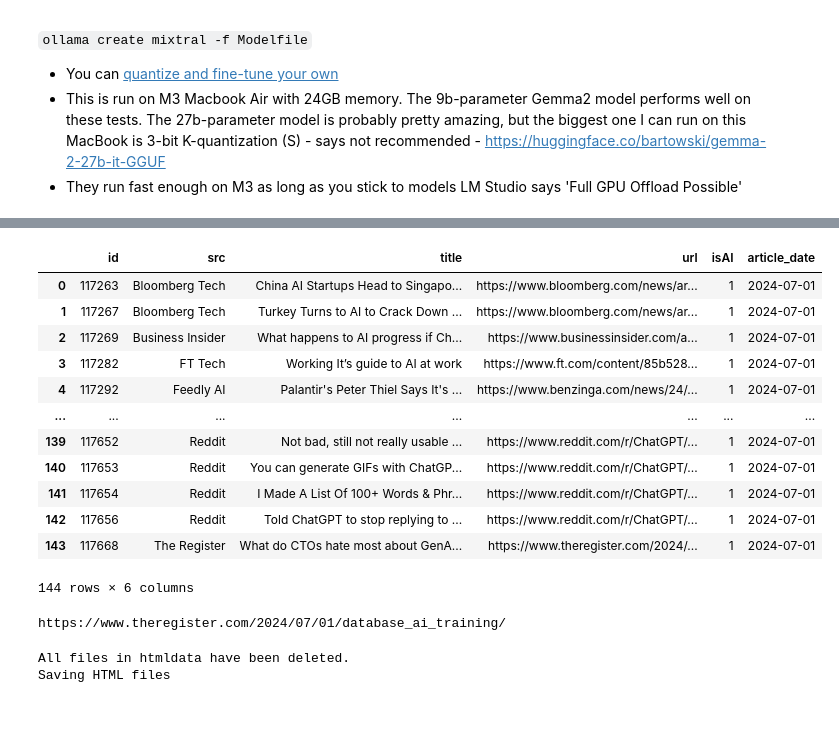
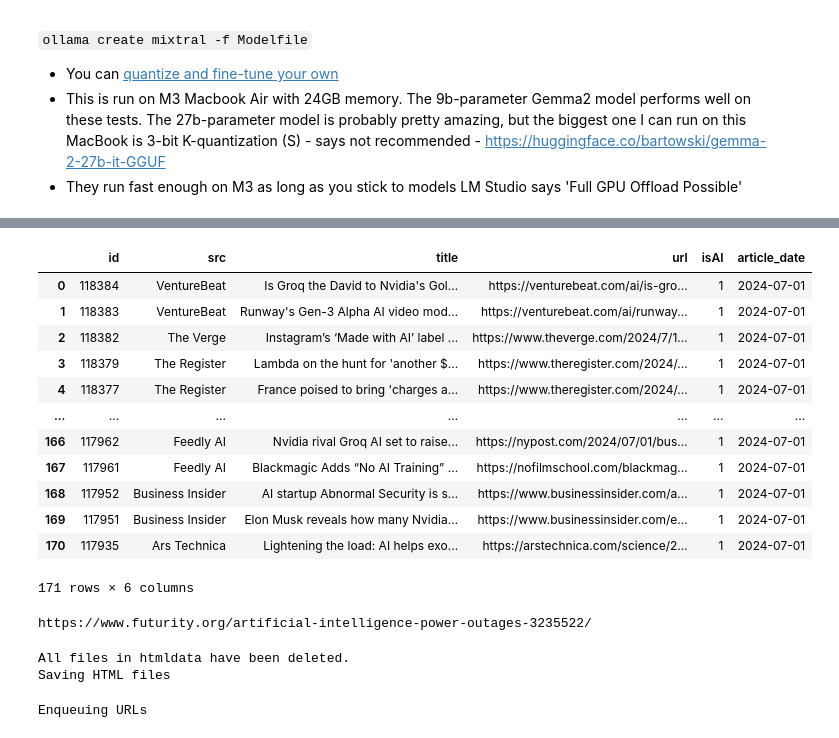
Before and after one commit to druce/langgraph, a Jupyter notebook: LocalLangChain.ipynb, the cells around one changed output, grey strips where cells are left out. Saved outputs shown, nothing was run; the diff lists cells and outputs as text; code cells hidden in the pictures.

```diff
--- a/LocalLangChain.ipynb
+++ b/LocalLangChain.ipynb
@@ -256,32 +271,30 @@ The overall chemical equation for photosynthesis can be represented as:
 # %%
-import sqlite3
-
 SQLITE_DB = "/Users/drucev/projects/AInewsbot/articles.db"
 
 datestr = '2024-06-30'
 
 conn = sqlite3.connect(SQLITE_DB)
 
 c = conn.cursor()
-query = f"select * from news_articles where article_date > '{datestr}' and isAI=1 order by article_date desc"
+query = f"select * from news_articles where article_date > '{datestr}' and isAI=1 order by id desc limit 171"
 df = pd.read_sql_query(query, conn)
 df
 # %% [output]
 |  | id | src | title | url | isAI | article_date |
-| 0 | 117263 | Bloomberg Tech | China AI Startups Head to Singapo... | https://www.bloomberg.com/news/ar... | 1 | 2024-07-01 |
-| 1 | 117267 | Bloomberg Tech | Turkey Turns to AI to Crack Down ... | https://www.bloomberg.com/news/ar... | 1 | 2024-07-01 |
-| 2 | 117269 | Business Insider | What happens to AI progress if Ch... | https://www.businessinsider.com/a... | 1 | 2024-07-01 |
-| 3 | 117282 | FT Tech | Working It’s guide to AI at work | https://www.ft.com/content/85b528... | 1 | 2024-07-01 |
-| 4 | 117292 | Feedly AI | Palantir's Peter Thiel Says It's ... | https://www.benzinga.com/news/24/... | 1 | 2024-07-01 |
+| 0 | 118384 | VentureBeat | Is Groq the David to Nvidia's Gol... | https://venturebeat.com/ai/is-gro... | 1 | 2024-07-01 |
+| 1 | 118383 | VentureBeat | Runway's Gen-3 Alpha AI video mod... | https://venturebeat.com/ai/runway... | 1 | 2024-07-01 |
+| 2 | 118382 | The Verge | Instagram’s ‘Made with AI’ label ... | https://www.theverge.com/2024/7/1... | 1 | 2024-07-01 |
+| 3 | 118379 | The Register | Lambda on the hunt for 'another $... | https://www.theregister.com/2024/... | 1 | 2024-07-01 |
+| 4 | 118377 | The Register | France poised to bring 'charges a... | https://www.theregister.com/2024/... | 1 | 2024-07-01 |
 | ... | ... | ... | ... | ... | ... | ... |
-| 139 | 117652 | Reddit | Not bad, still not really usable ... | https://www.reddit.com/r/ChatGPT/... | 1 | 2024-07-01 |
-| 140 | 117653 | Reddit | You can generate GIFs with ChatGP... | https://www.reddit.com/r/ChatGPT/... | 1 | 2024-07-01 |
-| 141 | 117654 | Reddit | I Made A List Of 100+ Words & Phr... | https://www.reddit.com/r/ChatGPT/... | 1 | 2024-07-01 |
-| 142 | 117656 | Reddit | Told ChatGPT to stop replying to ... | https://www.reddit.com/r/ChatGPT/... | 1 | 2024-07-01 |
-| 143 | 117668 | The Register | What do CTOs hate most about GenA... | https://www.theregister.com/2024/... | 1 | 2024-07-01 |
+| 166 | 117962 | Feedly AI | Nvidia rival Groq AI set to raise... | https://nypost.com/2024/07/01/bus... | 1 | 2024-07-01 |
+| 167 | 117961 | Feedly AI | Blackmagic Adds “No AI Training” ... | https://nofilmschool.com/blackmag... | 1 | 2024-07-01 |
+| 168 | 117952 | Business Insider | AI startup Abnormal Security is s... | https://www.businessinsider.com/a... | 1 | 2024-07-01 |
+| 169 | 117951 | Business Insider | Elon Musk reveals how many Nvidia... | https://www.businessinsider.com/e... | 1 | 2024-07-01 |
+| 170 | 117935 | Ars Technica | Lightening the load: AI helps exo... | https://arstechnica.com/science/2... | 1 | 2024-07-01 |
-144 rows × 6 columns
+171 rows × 6 columns
 # %%
 print(df.iloc[143].url)
 # %% [output]
-https://www.theregister.com/2024/07/01/database_ai_training/
+https://www.futurity.org/artificial-intelligence-power-outages-3235522/
 # %%
@@ -315,9 +322,13 @@ All files in htmldata have been deleted.
 Saving HTML files
 # %%
 # Create a queue for multiprocessing and populate it
+print("Enqueuing URLs")
+
 queue = multiprocessing.Queue()
 for row in df.itertuples():
     queue.put((row.url, row.title))
+# %% [output]
+Enqueuing URLs
 # %%
 # webscrape.get_url('https://www.theregister.com/2024/07/01/database_ai_training/')
 #
```
Also changed, not shown: parts of 29 cells of this notebook.
